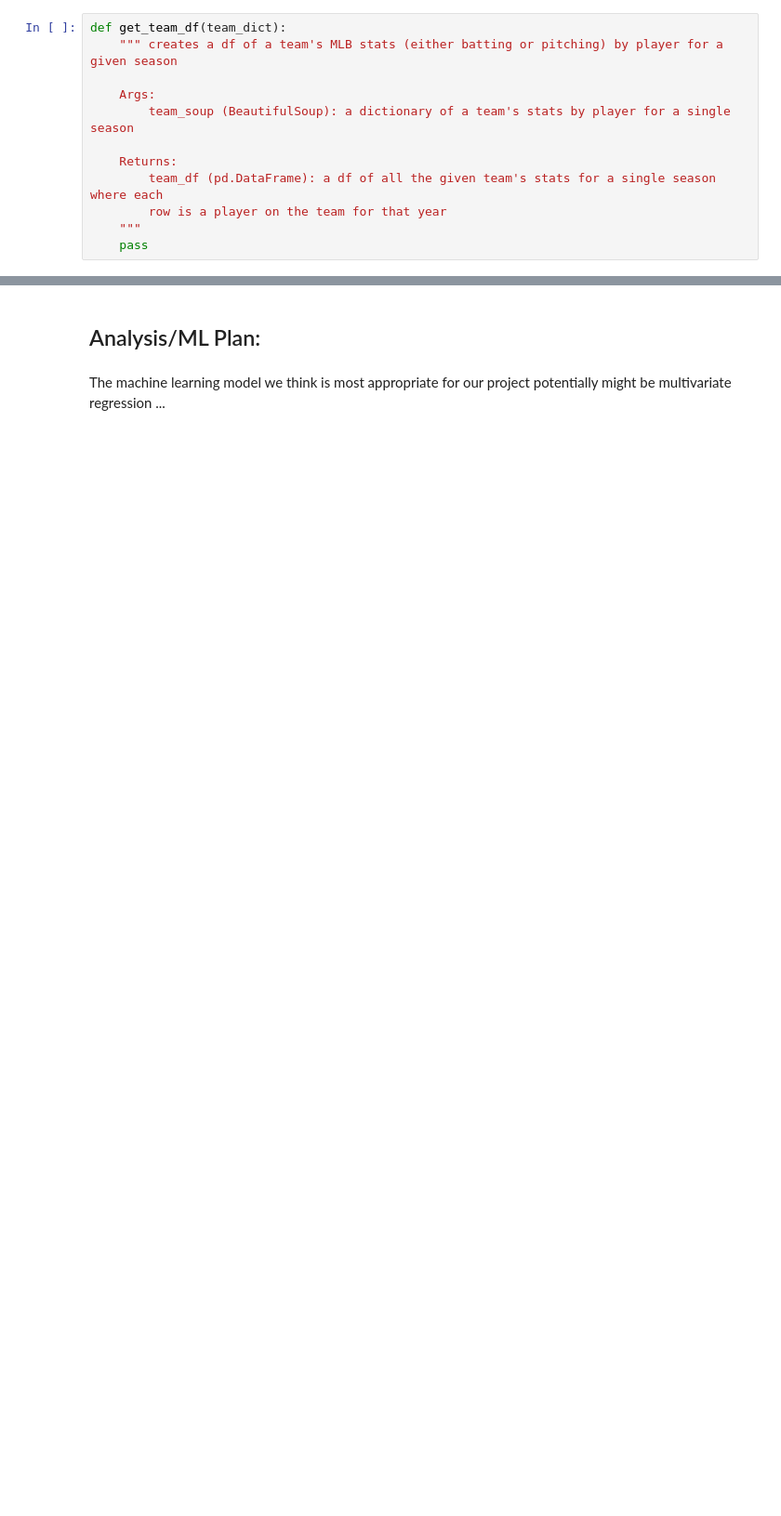
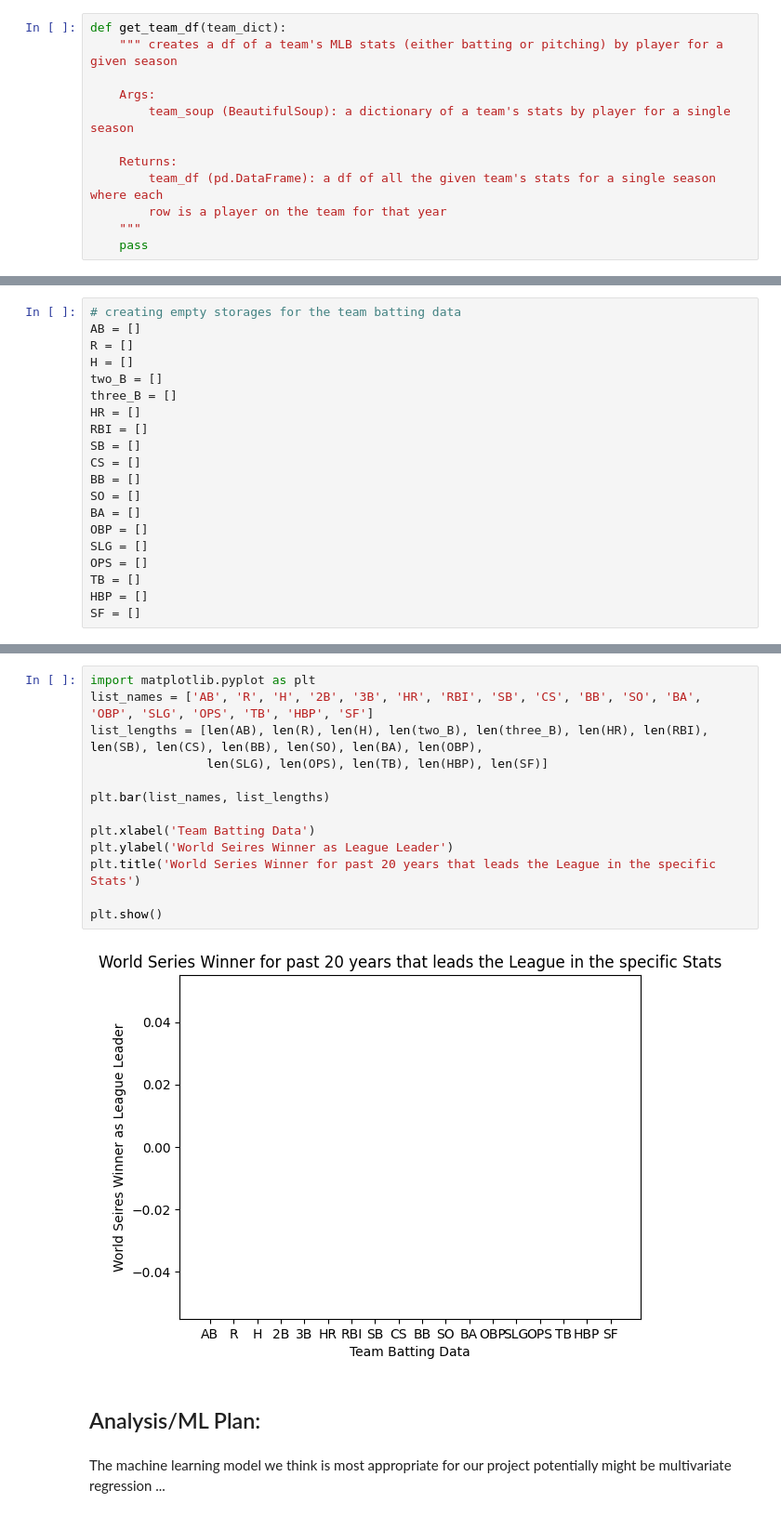
Before and after one commit to suneepathangay/DS3000-Repo, a Jupyter notebook: World_Series_Data_Analysis_Plan.ipynb, the cells around one changed output, grey strips where cells are left out. Shown: that part at 93% size. Cells and saved outputs as stored; diff of their text form; blank space fills up the shorter version.

Commit message:
update bar chart for world series winner

```diff
--- a/World_Series_Data_Analysis_Plan.ipynb
+++ b/World_Series_Data_Analysis_Plan.ipynb
@@ -500,0 +341,20 @@ This visualization plots average finish time for top 100 finishers by gender aga
+# %%
+# creating empty storages for the team batting data
+AB = []
+R = []
+H = []
+two_B = []
+three_B = []
+HR = []
+RBI = []
+SB = []
+CS = []
+BB = []
+SO = []
+BA = []
+OBP = []
+SLG = []
+OPS = []
+TB = []
+HBP = []
+SF = []
@@ -501,3 +428,18 @@ This visualization plots average finish time for top 100 finishers by gender aga
+# %%
+import matplotlib.pyplot as plt
+list_names = ['AB', 'R', 'H', '2B', '3B', 'HR', 'RBI', 'SB', 'CS', 'BB', 'SO', 'BA', 'OBP', 'SLG', 'OPS', 'TB', 'HBP', 'SF']
+list_lengths = [len(AB), len(R), len(H), len(two_B), len(three_B), len(HR), len(RBI), len(SB), len(CS), len(BB), len(SO), len(BA), len(OBP),
+                len(SLG), len(OPS), len(TB), len(HBP), len(SF)]
+
+plt.bar(list_names, list_lengths)
+
+plt.xlabel('Team Batting Data')
+plt.ylabel('World Seires Winner as League Leader')
+plt.title('World Series Winner for past 20 years that leads the League in the specific Stats')
+
+plt.show()
+# %% [output]
+[figure, added]
 # %% [markdown]
 ## Analysis/ML Plan:
 # %% [markdown]
```
Also changed, not shown: parts of 22 cells of this notebook.
